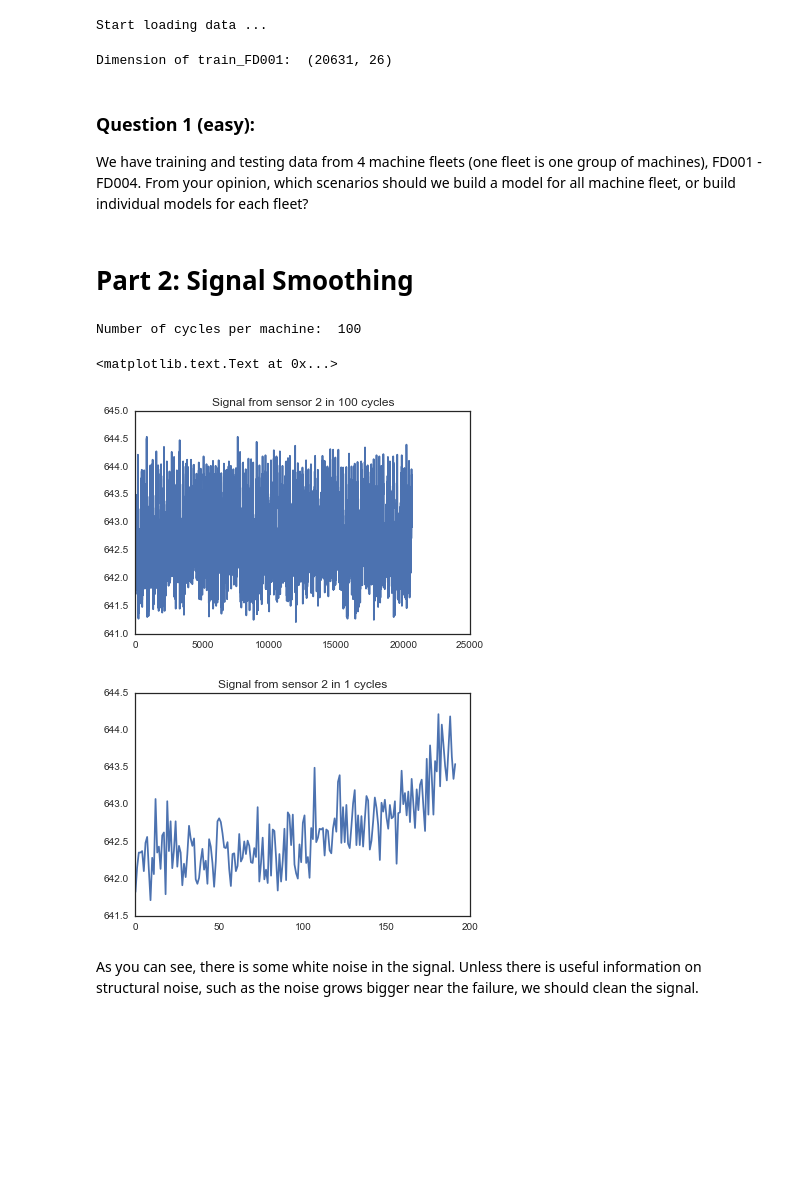
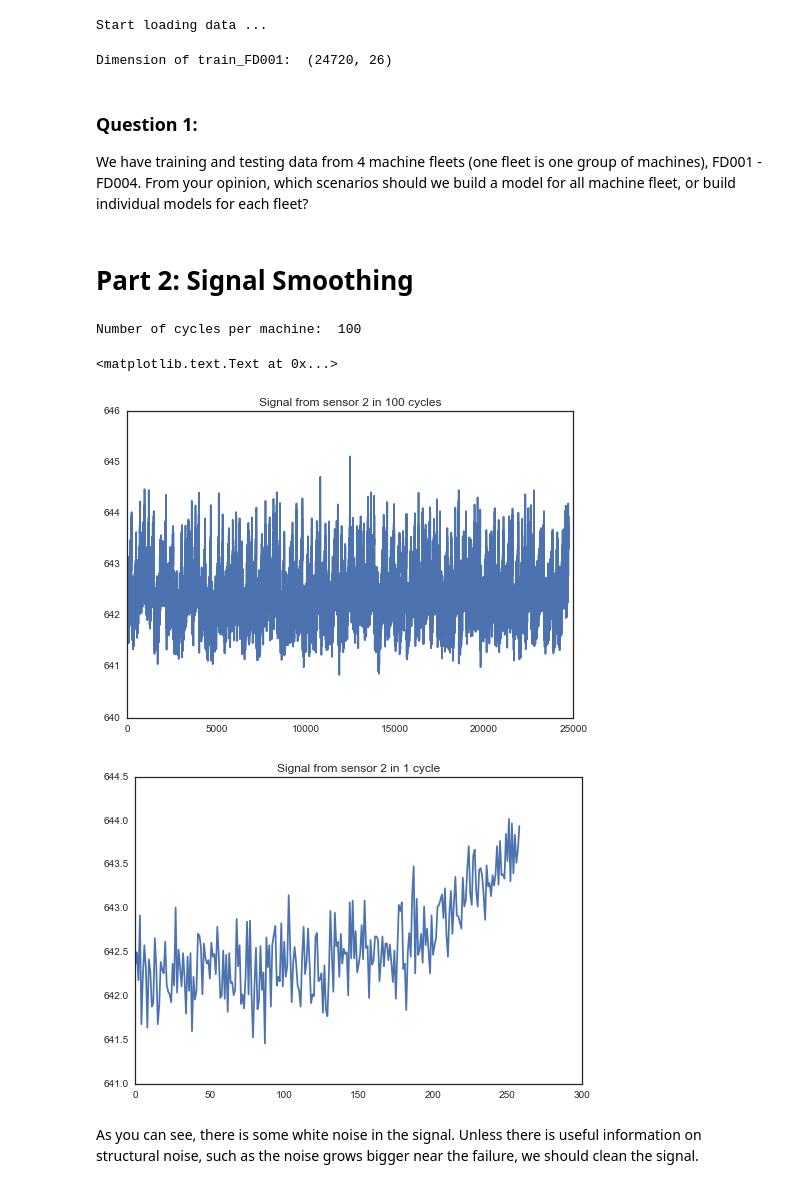
Before and after one commit to iceberg12/NUS_guest_lecture, a Jupyter notebook: Prognostics Prediction.ipynb, the cells around one changed output. Saved outputs shown, nothing was run; the diff lists cells and outputs as text; code cells hidden in the pictures; blank space fills up the shorter version.

```diff
--- a/Prognostics Prediction.ipynb
+++ b/Prognostics Prediction.ipynb
@@ -39,43 +45,43 @@ We have data from 4 machine fleets. Here we examine the first one FD001.
 print('Start loading data ...')
 
 # Load and combine training data
-train_1 = pd.read_csv('./input/train_FD001.txt', delim_whitespace=True, header=None)
+#train_1 = pd.read_csv('./input/train_FD001.txt', delim_whitespace=True, header=None)
 #train_2 = pd.read_csv('./input/train_FD002.txt', delim_whitespace=True, header=None)
-#train_3 = pd.read_csv('./input/train_FD003.txt', delim_whitespace=True, header=None)
+train_3 = pd.read_csv('./input/train_FD003.txt', delim_whitespace=True, header=None)
 #train_4 = pd.read_csv('./input/train_FD004.txt', delim_whitespace=True, header=None)
 
-train = train_1
+train = train_3
 # %% [output]
 Start loading data ...
 # %%
 # Check dimension
 print('Dimension of train_FD001: ', train.shape)
 # %% [output]
-Dimension of train_FD001:  (20631, 26)
+Dimension of train_FD001:  (24720, 26)
 # %%
 # Assign column headers: id, te, (time evolutions) os1, os2, os3, (operational settings) s1, s2, ..., s21 (sensors)
 sensor_name = ['s'+ str(i) for i in range(1,22)]
 train.columns = ['id', 'te', 'os1', 'os2', 'os3'] + sensor_name
 # %% [markdown]
-### Question 1 (easy):
+### Question 1:
 We have training and testing data from 4 machine fleets (one fleet is one group of machines), FD001 - FD004. From your opinion, which scenarios should we build a model for all machine fleet, or build individual models for each fleet?
 # %% [markdown]
 # Part 2: Signal Smoothing
 # %%
 print('Number of cycles per machine: ', train['id'].unique().size)
 s2_100_cycle = train.ix[:,'s2']
 s2_1_cycle = train.ix[train['id']==1,'s2']
 plt.figure(1)
 plt.plot(s2_100_cycle)
 plt.title('Signal from sensor 2 in 100 cycles')
 plt.figure(2)
 plt.plot(s2_1_cycle)
-plt.title('Signal from sensor 2 in 1 cycles')
+plt.title('Signal from sensor 2 in 1 cycle')
 # %% [output]
 Number of cycles per machine:  100
 <matplotlib.text.Text at 0x...>
-[figure, old version]
+[figure, new version]
-[figure, old version]
+[figure, new version]
 # %% [markdown]
 As you can see, there is some white noise in the signal. Unless there is useful information on structural noise, such as the noise grows bigger near the failure, we should clean the signal.
 # %%
```
Also changed, not shown: parts of 13 cells of this notebook.
